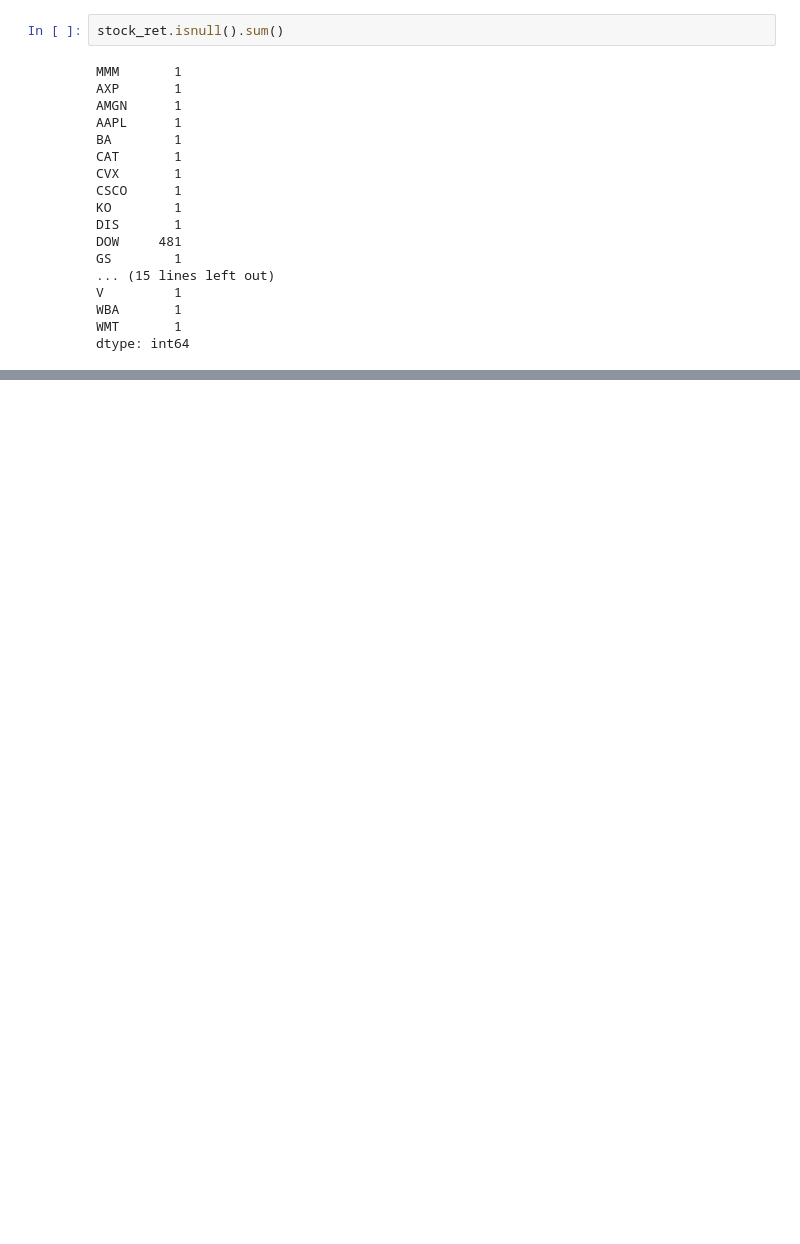
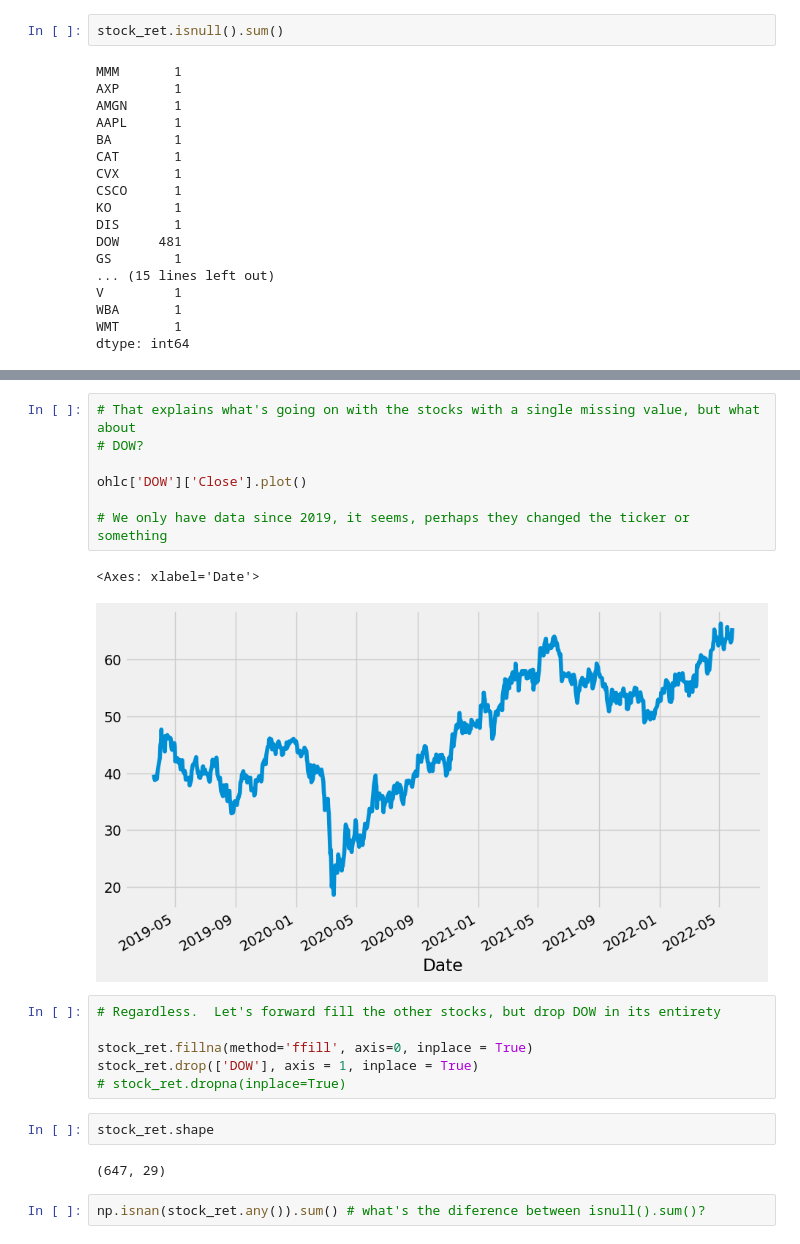
Before and after one commit to robonesky/oreilly, a Jupyter notebook: RM Lab Notes 12 202301 cohort.ipynb, the cells around one changed output, grey strips where cells are left out. Cells and saved outputs as stored; diff of their text form; blank space fills up the shorter version.

```diff
--- a/RM Lab Notes 12 202301 cohort.ipynb
+++ b/RM Lab Notes 12 202301 cohort.ipynb
@@ -176,0 +201,22 @@ dtype: int64
+# %%
+# That explains what's going on with the stocks with a single missing value, but what about
+# DOW?
+
+ohlc['DOW']['Close'].plot()
+
+# We only have data since 2019, it seems, perhaps they changed the ticker or something
+# %% [output]
+<Axes: xlabel='Date'>
+[figure, added]
+# %%
+# Regardless.  Let's forward fill the other stocks, but drop DOW in its entirety
+
+stock_ret.fillna(method='ffill', axis=0, inplace = True)
+stock_ret.drop(['DOW'], axis = 1, inplace = True)
+# stock_ret.dropna(inplace=True)
+# %%
+stock_ret.shape
+# %% [output]
+(647, 29)
+# %%
+np.isnan(stock_ret.any()).sum() # what's the diference between isnull().sum()?
```
Also changed, not shown: parts of 5 cells of this notebook.
